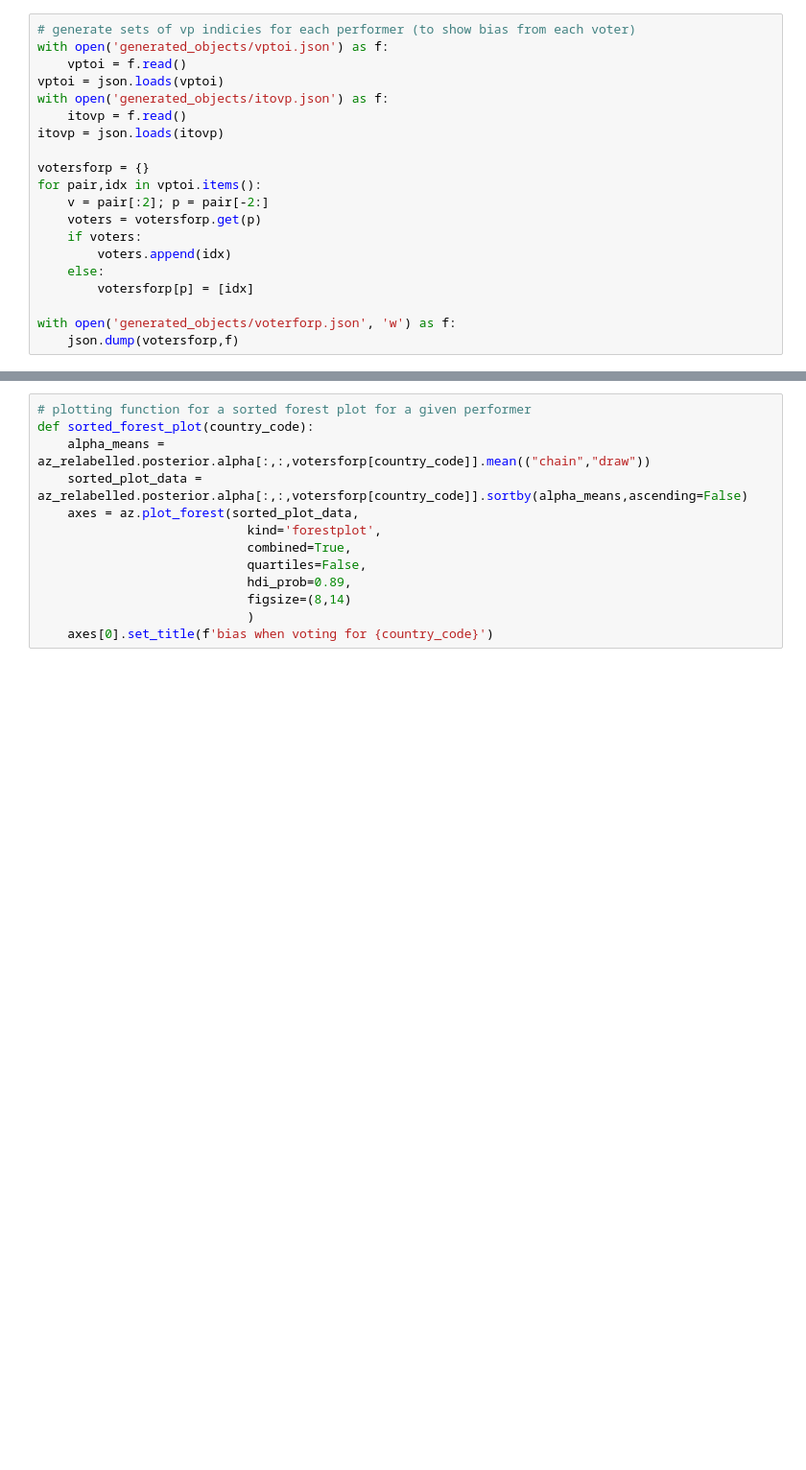
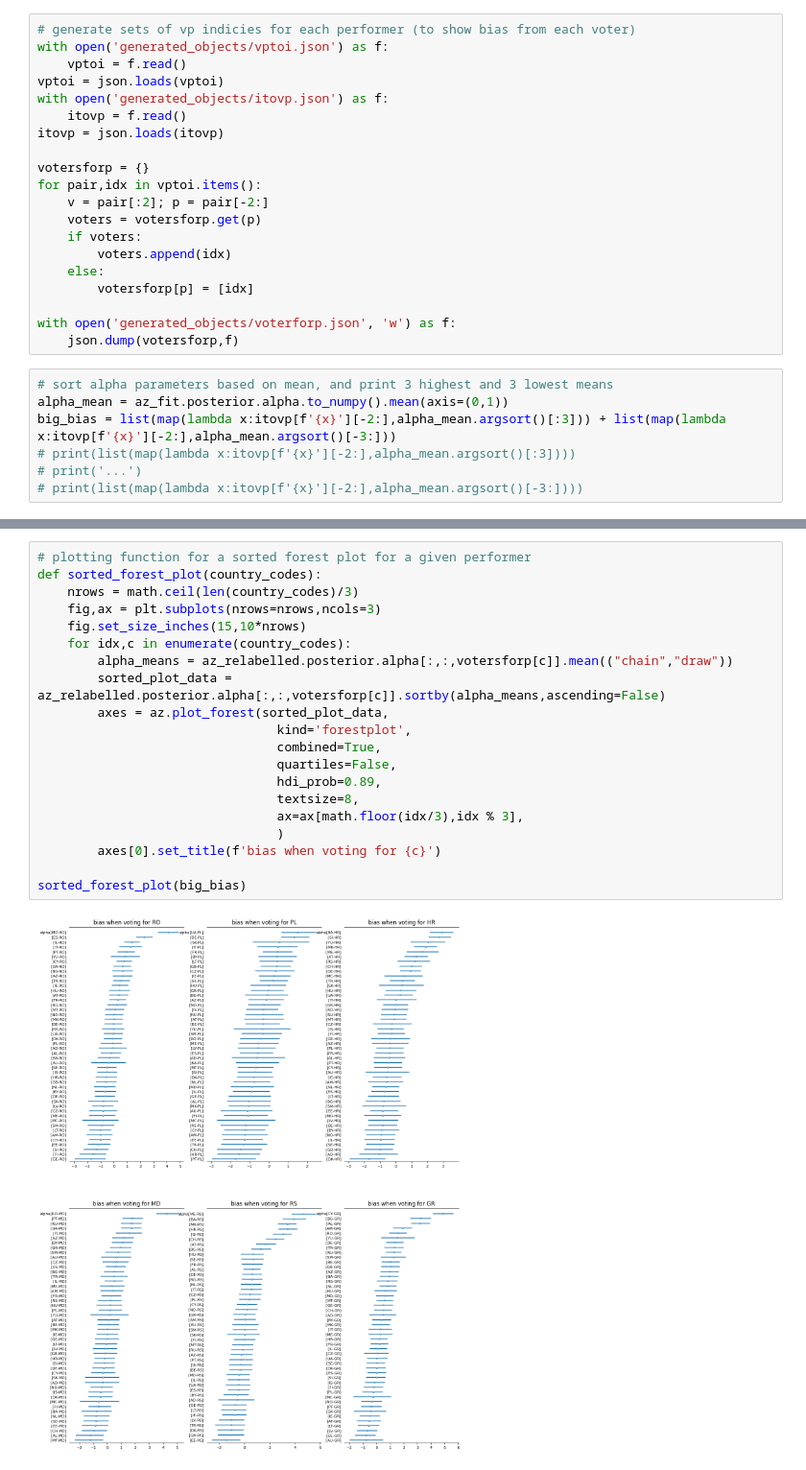
Before and after one commit to KatrionaGoldmann/Eurovision_TDS, a Jupyter notebook: eurovision/alpha_exploration.ipynb, the cells around one changed output, grey strips where cells are left out. Shown at 96% size. Saved outputs shown, nothing was run; the diff lists cells and outputs as text; blank space fills up the shorter version.

```diff
--- a/eurovision/alpha_exploration.ipynb
+++ b/eurovision/alpha_exploration.ipynb
@@ -40,4 +26,11 @@ for pair,idx in vptoi.items():
 
 with open('generated_objects/voterforp.json', 'w') as f:
     json.dump(votersforp,f)
+# %%
+# sort alpha parameters based on mean, and print 3 highest and 3 lowest means
+alpha_mean = az_fit.posterior.alpha.to_numpy().mean(axis=(0,1))
+big_bias = list(map(lambda x:itovp[f'{x}'][-2:],alpha_mean.argsort()[:3])) + list(map(lambda x:itovp[f'{x}'][-2:],alpha_mean.argsort()[-3:]))
+# print(list(map(lambda x:itovp[f'{x}'][-2:],alpha_mean.argsort()[:3])))
+# print('...')
+# print(list(map(lambda x:itovp[f'{x}'][-2:],alpha_mean.argsort()[-3:])))
 # %%
@@ -57,13 +54,22 @@ Coordinates:
 # %%
 # plotting function for a sorted forest plot for a given performer
-def sorted_forest_plot(country_code):
-    alpha_means = az_relabelled.posterior.alpha[:,:,votersforp[country_code]].mean(("chain","draw"))
-    sorted_plot_data = az_relabelled.posterior.alpha[:,:,votersforp[country_code]].sortby(alpha_means,ascending=False)
-    axes = az.plot_forest(sorted_plot_data,
-                            kind='forestplot',
-                            combined=True,
-                            quartiles=False,
-                            hdi_prob=0.89,
-                            figsize=(8,14)
-                            )
-    axes[0].set_title(f'bias when voting for {country_code}')
+def sorted_forest_plot(country_codes):
+    nrows = math.ceil(len(country_codes)/3)
+    fig,ax = plt.subplots(nrows=nrows,ncols=3)
+    fig.set_size_inches(15,10*nrows)
+    for idx,c in enumerate(country_codes):
+        alpha_means = az_relabelled.posterior.alpha[:,:,votersforp[c]].mean(("chain","draw"))
+        sorted_plot_data = az_relabelled.posterior.alpha[:,:,votersforp[c]].sortby(alpha_means,ascending=False)
+        axes = az.plot_forest(sorted_plot_data,
+                                kind='forestplot',
+                                combined=True,
+                                quartiles=False,
+                                hdi_prob=0.89,
+                                textsize=8,
+                                ax=ax[math.floor(idx/3),idx % 3],
+                                )
+        axes[0].set_title(f'bias when voting for {c}')
+
+sorted_forest_plot(big_bias)
+# %% [output]
+[figure, added]
```
Also changed, not shown: parts of 7 cells of this notebook, 11 other files.
